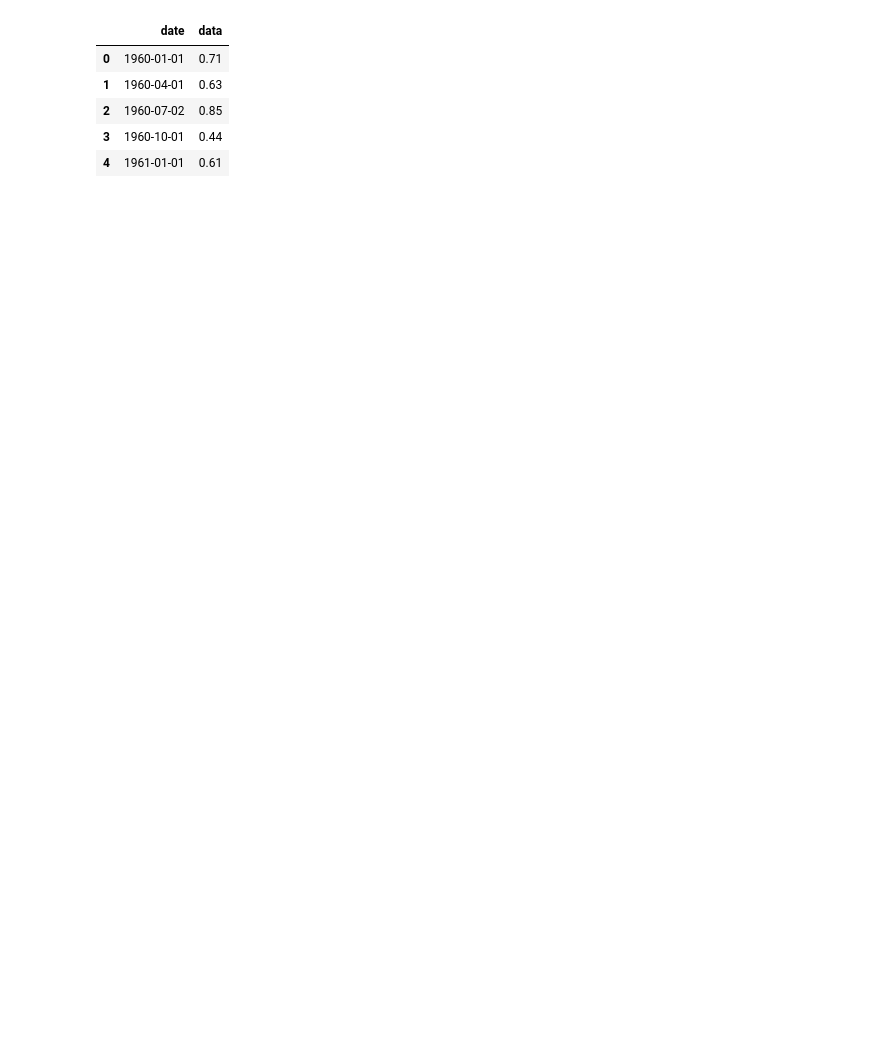
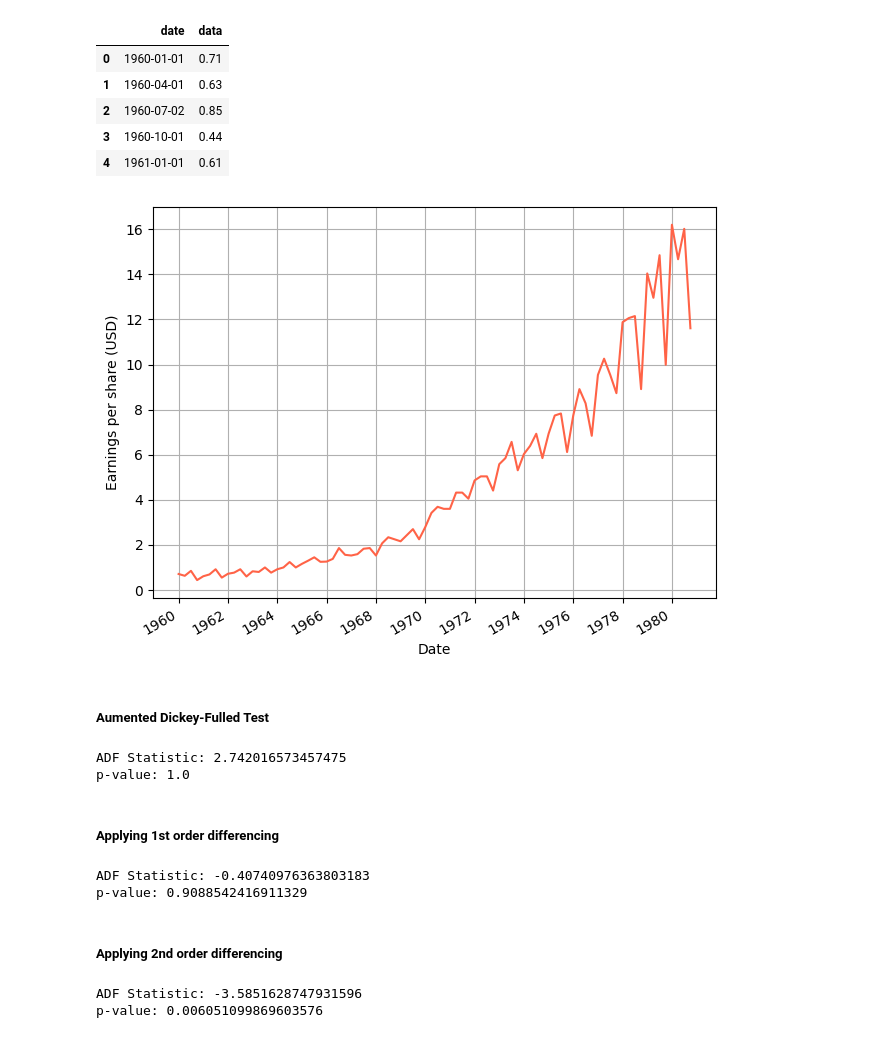
Before and after one commit to joakor89/Time_series_in_python, a Jupyter notebook: chap_7/non_stationary_ts.ipynb, the cells around one changed output. Cells and saved outputs as stored; diff of their text form; code cells hidden in the pictures; blank space fills up the shorter version.

Commit message:
working on ARIMA models for non-stationary data

```diff
--- a/chap_7/non_stationary_ts.ipynb
+++ b/chap_7/non_stationary_ts.ipynb
@@ -32,3 +40,55 @@ df.head()
 | 2 | 1960-07-02 | 0.85 |
 | 3 | 1960-10-01 | 0.44 |
 | 4 | 1961-01-01 | 0.61 |
+# %%
+fig, ax = plt.subplots()
+
+ax.plot(df.date, df['data'], color='tomato')
+ax.set_xlabel('Date')
+ax.set_ylabel('Earnings per share (USD)')
+ax.grid(True)
+
+plt.xticks(np.arange(0, 81, 8), [1960, 1962, 1964, 1966, 1968, 1970, 1972, 1974, 1976, 1978, 1980])
+
+fig.autofmt_xdate()
+plt.tight_layout()
+# %% [output]
+[figure, added]
+# %% [markdown]
+##### Aumented Dickey-Fulled Test
+# %%
+ad_fuller_result = adfuller(df['data'])
+
+print(f'ADF Statistic: {ad_fuller_result[0]}')
+print(f'p-value: {ad_fuller_result[1]}')
+# %% [output]
+ADF Statistic: 2.742016573457475
+p-value: 1.0
+# %% [markdown]
+##### Applying 1st order differencing
+# %%
+# Applying 1st order differencing
+eps_diff = np.diff(df['data'], n=1)
+
+# Stationarity Testing
+ad_fuller_result = adfuller(eps_diff)
+
+print(f'ADF Statistic: {ad_fuller_result[0]}')
+print(f'p-value: {ad_fuller_result[1]}')
+# %% [output]
+ADF Statistic: -0.40740976363803183
+p-value: 0.9088542416911329
+# %% [markdown]
+##### Applying 2nd order differencing
+# %%
+# Applying 2nd order differencing
+eps_diff2 = np.diff(eps_diff, n=1)
+
+# Stationarity Testing
+ad_fuller_result = adfuller(eps_diff2)
+
+print(f'ADF Statistic: {ad_fuller_result[0]}')
+print(f'p-value: {ad_fuller_result[1]}')
+# %% [output]
+ADF Statistic: -3.5851628747931596
+p-value: 0.006051099869603576
```
Also changed, not shown: parts of 27 cells of this notebook.
